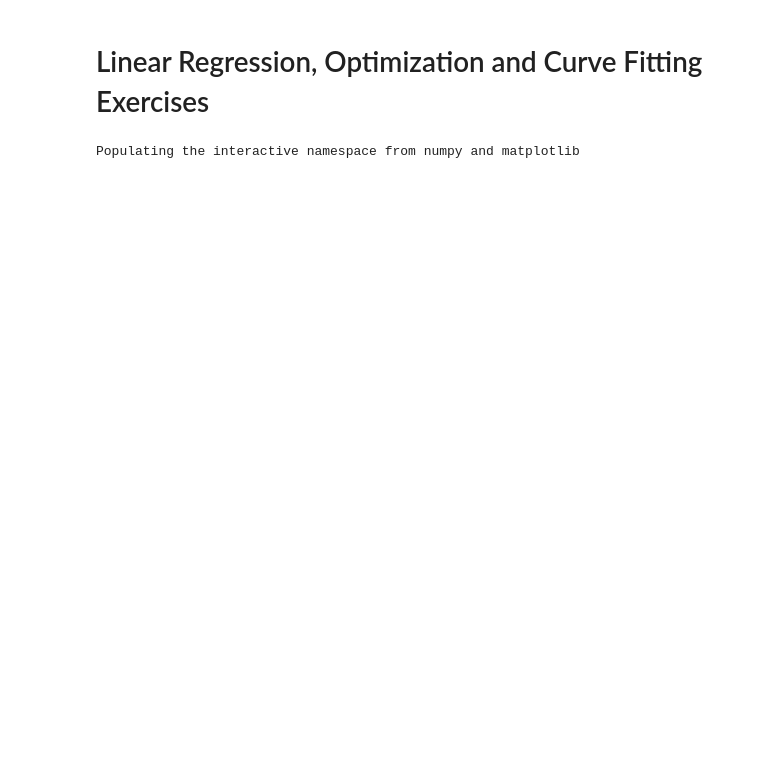
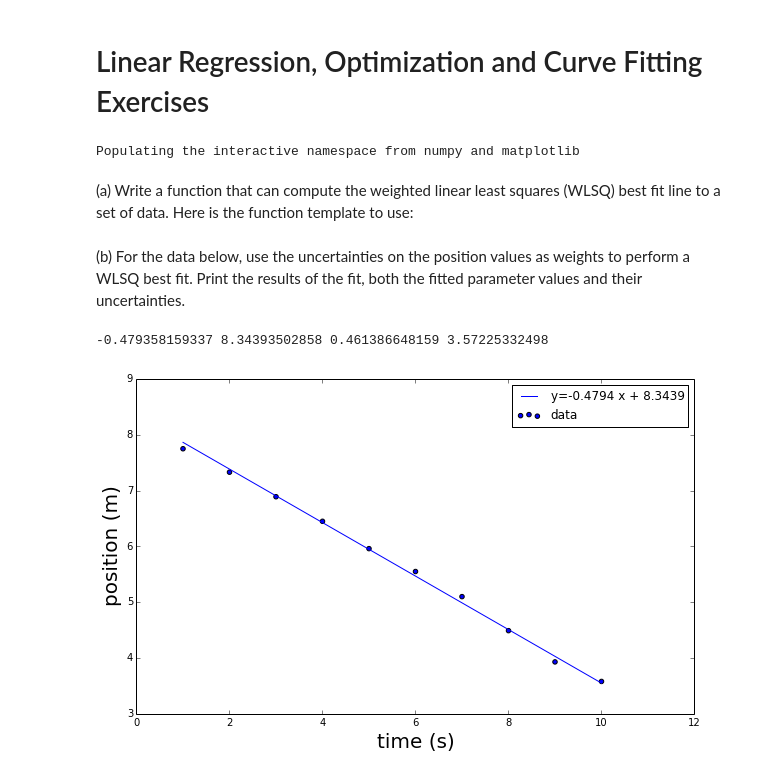
Before and after one commit to sfunkhou/PHYS202-S14, a Jupyter notebook: OptimizationExercises.ipynb, the cells around one changed output. Drawn from its saved outputs; the diff is of its cells as text; code cells hidden in the pictures; blank space fills up the shorter version.

```diff
--- a/OptimizationExercises.ipynb
+++ b/OptimizationExercises.ipynb
@@ -47,0 +10,2 @@ def WeightedLLSqFit(x,y,w):
+# %% [markdown]
+(a) Write a function that can compute the weighted linear least squares (WLSQ) best fit line to a set of data. Here is the function template to use:
@@ -47,0 +73,25 @@ def WeightedLLSqFit(x,y,w):
+# %% [markdown]
+(b) For the data below, use the uncertainties on the position values as weights to perform a WLSQ best fit. Print the results of the fit, both the fitted parameter values and their uncertainties.
+# %%
+time = np.array([1.,2.,3.,4.,5.,6.,7.,8.,9.,10.])
+pos = np.array([7.75, 7.33, 6.89, 6.45, 5.96, 5.55, 5.10, 4.49, 3.93, 3.58])
+sigp = np.array([0.02, 0.03, 0.03, 0.04, 0.05, 0.06, 0.08, 0.11, 0.14, 0.17])
+
+m, b, m_unc, b_unc = WeightedLLSqFit(time,pos,sigp)
+print m, b, m_unc, b_unc
+f = lambda x,m,b: m*x + b
+mylabel="y=%.4f x + %.4f" % (m,b)
+
+#Plot the data and the fit line
+fig = plt.figure(2,(10,6))
+plt.scatter(time,pos,label="data")
+plt.plot(time,f(time,m,b),label=mylabel)
+
+plt.legend(loc="best")
+plt.xlabel("time (s)",fontsize=20)
+plt.ylabel("position (m)",fontsize=20)
+
+plt.show()
+# %% [output]
+-0.479358159337 8.34393502858 0.461386648159 3.57225332498
+[figure, added]
```
Also changed, not shown: parts of 3 cells of this notebook.
